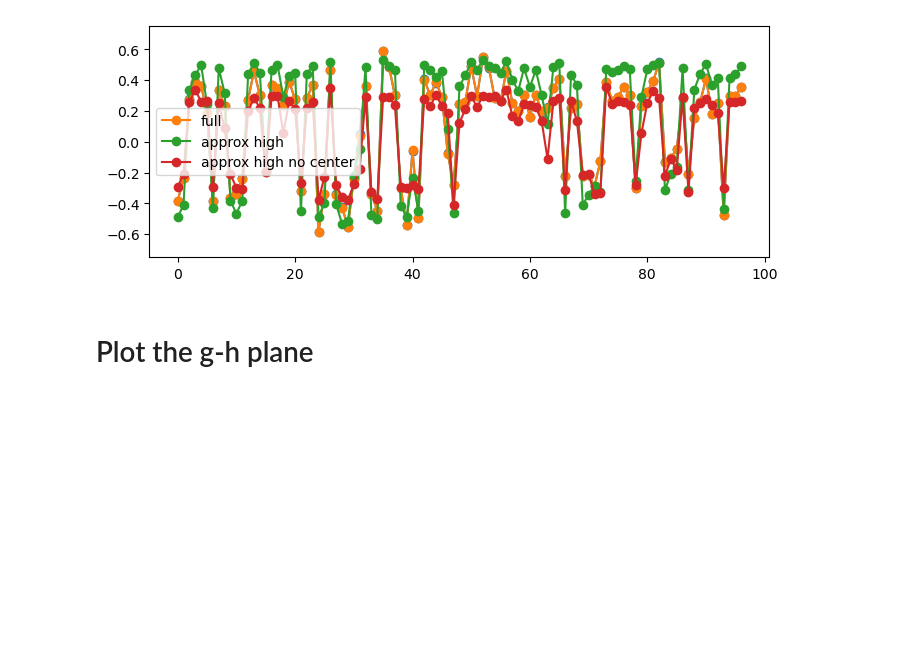
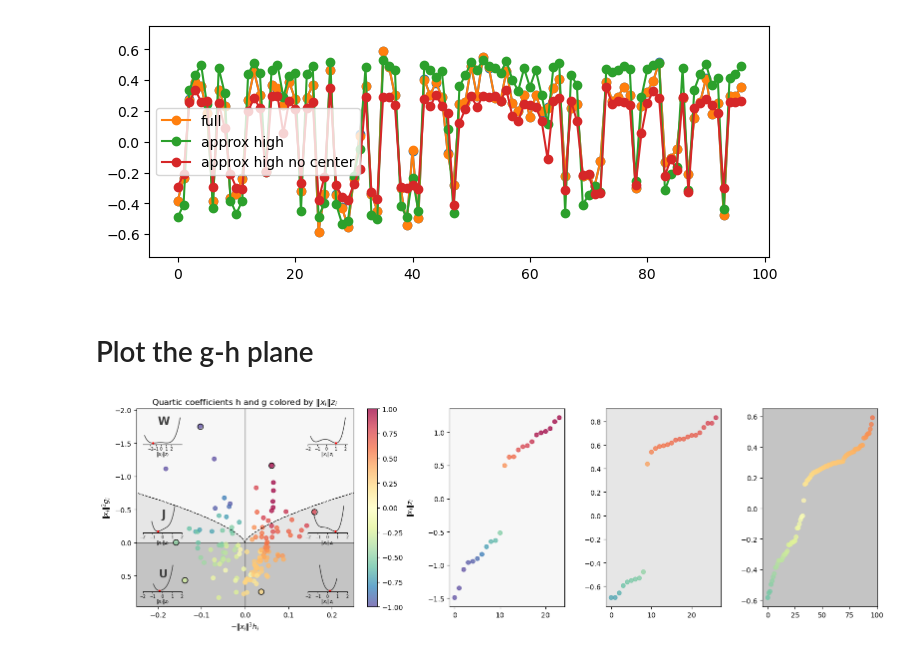
Before and after one commit to stootoon/glom-io-transform-release, a Jupyter notebook: model_fitting/explain_diag.ipynb, the cells around one changed output. Cells and saved outputs as stored; diff of their text form; code cells hidden in the pictures; blank space fills up the shorter version.

```diff
--- a/model_fitting/explain_diag.ipynb
+++ b/model_fitting/explain_diag.ipynb
@@ -175,14 +175,19 @@ hh = -Q.h_.copy() * Xn**(3*1)
 xx_pl = hh    # x-axis: -|x_i|^3 h_i
 yy_pl = gg    # y-axis: |x_i|^2 g_i, plotted decreasing upward (inverted below)
 scatter(xx_pl, yy_pl, c = color_by[0], alpha=0.75, cmap=color_by[3], vmin=color_by[1], vmax=color_by[2])
-grid(True, linestyle=":")
+#grid(True, linestyle=":")
 axhline(0, zorder=-1, lw=1, color="k", alpha=0.5)
 axvline(0, zorder=-1, lw=1, color="k", alpha=0.5)
 ii = np.argsort(Q.z)
 in_W = (gg < 0) & (hh**2 < (4/27) * np.abs(gg)**3)
 in_J = (gg < 0) & (~in_W)
 in_U = (gg > 0)
-region_colors = {"U": "#4477AA", "J": "#EE7733", "W": "#AA3377"}
+# Region backgrounds: grayscale ramp, darker where the point colors are lighter
+# (U: light teal/green points on darker gray -> W: dark saturated points on near-white).
+# Neutral accents so no hue competes with the gain colormap.
+region_shades = {"U": "0.77", "J": "0.90", "W": "0.97"}
+LABEL_COLOR   = "0.25"
+INSET_COLOR   = "0.2"
 # One exemplar per region per side of the tilt axis (L: h-tilt left, R: h-tilt right).
 # Pick extreme points so the region shapes and tilts are clearly visible:
 #   W: deep in the wedge (very negative g) with visible tilt -> clearly separated, asymmetric wells
@@ -200,7 +205,7 @@ for name, mask in [("U", in_U), ("J", in_J), ("W", in_W)]:
         idx = where(smask)[0]
         if len(idx): exemplars[(name, side)] = idx[argmax(extreme_score[name](idx))]
 for (name, side), wi in exemplars.items():
-    plot(xx_pl[wi], yy_pl[wi], "o", color=region_colors[name], markerfacecolor="none", markersize=8)
+    plot(xx_pl[wi], yy_pl[wi], "o", color="k", markerfacecolor="none", markersize=8)
 xlabel("$-\|x_i\|^3 h_i$"); ylabel("$\|x_i\|^2 g_i$"); title(f"Quartic coefficients h and g colored by {which_scheme}")
 colorbar(label=which_scheme)
 ax1.set_xlim(-0.25, 0.25)
@@ -215,48 +220,49 @@ x0, x1 = xlim(); y0, y1 = ylim()   # inverted axis: y0 (bottom edge) > y1 (top e
 ylo, yhi = min([y0, y1]), max([y0, y1])
 yv = np.linspace(ylo, 0, 200)          # negative-g side
 cx = np.sqrt(4/27 * (-yv)**3)
-ax1.axhspan(0, yhi, color="#4477AA", alpha=0.05, lw=0, zorder=-2)             # U: g > 0 (bottom half)
-ax1.fill_betweenx(yv, cx, x1, color="#EE7733", alpha=0.05, lw=0, zorder=-2)   # J: g < 0, right of the cusp
-ax1.fill_betweenx(yv, x0, -cx, color="#EE7733", alpha=0.05, lw=0, zorder=-2)  # J: g < 0, left of the cusp
-ax1.fill_betweenx(yv, -cx, cx, color="#AA3377", alpha=0.05, lw=0, zorder=-2)  # W: between the cusp branches
-label_pos = {"W": (0.1, 0.92), "J": (0.1, 0.45), "U": (0.1, 0.15)}   # axes fractions
+ax1.axhspan(0, yhi, color=region_shades["U"], lw=0, zorder=-2)             # U: g > 0 (bottom half)
+ax1.fill_betweenx(yv, cx, x1, color=region_shades["J"], lw=0, zorder=-2)   # J: g < 0, right of the cusp
+ax1.fill_betweenx(yv, x0, -cx, color=region_shades["J"], lw=0, zorder=-2)  # J: g < 0, left of the cusp
+ax1.fill_betweenx(yv, -cx, cx, color=region_shades["W"], lw=0, zorder=-2)  # W: between the cusp branches
+lab_x = 0.125
+label_pos = {"W": (lab_x, 0.92), "J": (lab_x, 0.45), "U": (lab_x, 0.15)}   # axes fractions
 for name, (tx, ty) in label_pos.items():
-    ax1.text(tx, ty, name, color=region_colors[name], transform=ax1.transAxes, ha="center", fontsize=16, fontweight="bold")
+    ax1.text(tx, ty, name, color=LABEL_COLOR, transform=ax1.transAxes, ha="center", fontsize=16, fontweight="bold")
 xlim(x0, x1); ylim(y0, y1)
 # Insets: floating loss quartics, two exemplars per region (one per tilt side)
 def add_loss_inset(i, xc, yc, color):
     axi = ax1.inset_axes([xc - 0.09, yc, 0.18, 0.14])
     zv = np.linspace(Q.z.min(), Q.z.max(), 100)
     axi.plot(zv*Xn[i], Q.LiFUN(i, zv), lw=1, color=color)
     axi.plot(Q.z[i]*Xn[i], Q.LiFUN(i, Q.z[i]), "r.", markersize=4)
     axi.patch.set_alpha(0)   # transparent: just a floating quartic
     [axi.spines[s].set_visible(False) for s in ["top", "right", "left"]]
     axi.set_yticks([]); axi.set_xticks(np.arange(-2, 3, 1))
     axi.set_xlabel("$\|x_i\|z_i$", fontsize=7, labelpad=-1)
     axi.tick_params(labelsize=6, length=2, pad=1)
     return axi
 
 # Left insets share one x position, right insets another; rows set per region:
 # W in the top corners, J just above the x-axis, U in the bottom corners.
 inset_xc = {"L": 0.12, "R": 0.88}
 f0 = (0 - y0) / (y1 - y0)              # axes-fraction height of the g = 0 line (works with inverted axis)
-inset_yc = {"W": 0.82, "J": f0 + 0.02, "U": 0.03}
+inset_yc = {"W": 0.82, "J": f0 + 0.05, "U": 0.075}
 for (name, side), wi in exemplars.items():
-    add_loss_inset(wi, inset_xc[side], inset_yc[name], region_colors[name])
+    add_loss_inset(wi, inset_xc[side], inset_yc[name], INSET_COLOR)
 
 axes = {"W": subplot(gs[0,2]),
         "J": subplot(gs[0,3]),
         "U": subplot(gs[0,4])}
 
 for name in "WJU":
     ax = axes[name]
     mask = {"W": in_W, "J": in_J, "U": in_U}[name]
     zz_sub = zz[mask]
     order = np.argsort(zz_sub)
     ax.scatter(arange(len(order)), zz_sub[order], c = color_by[0][mask][order], alpha=0.75, cmap=color_by[3], vmin=color_by[1], vmax=color_by[2])
-    # Color the axis according to the region's color
-    # Add alpha to the color to make it lighter
-    ax_col = region_colors[name] + "10"  # Adding '33' for alpha transparency
-    ax.set_facecolor(ax_col)
+    # Match the side-panel background to the region's gray in the phase plane
+    ax.set_facecolor(region_shades[name])
 
 tight_layout()
+# %% [output]
+[figure, added]
```
